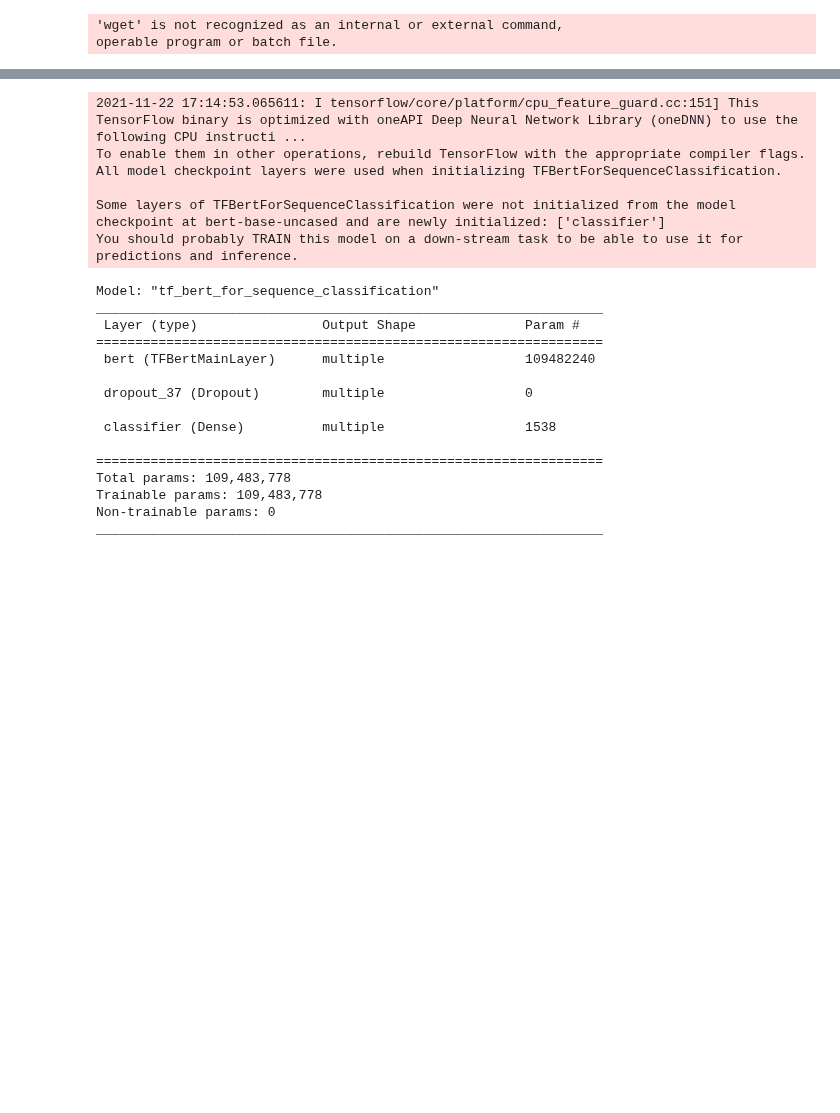
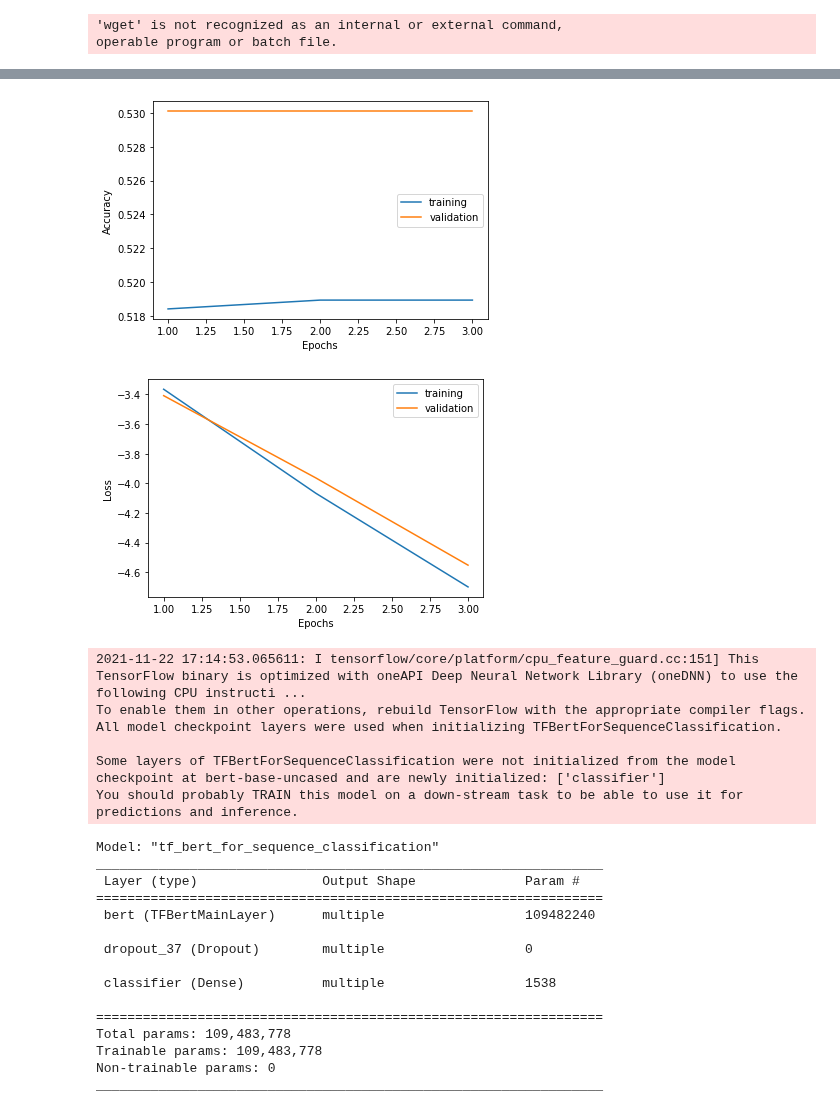
Before and after one commit to StefanWinterToo/Master-Thesis, a Jupyter notebook: App/BERT.ipynb, the cells around one changed output, grey strips where cells are left out. Saved outputs shown, nothing was run; the diff lists cells and outputs as text; code cells hidden in the pictures; blank space fills up the shorter version.

```diff
--- a/App/BERT.ipynb
+++ b/App/BERT.ipynb
@@ -19,7 +18,7 @@ def split_train_test(X, y):
     return X_train, X_test, y_train, y_test
 # %%
 data = load_cleaned_submissions()
-data = data[:2000] # To save some memory
+# data = data[:2000] # To save some memory
 # %%
 !wget --quiet https://raw.githubusercontent.com/tensorflow/models/master/official/nlp/bert/tokenization.py
 # %% [output]
@@ -114,6 +111,10 @@ train_input = bert_encode(x_train, tokenizer, max_len=100)
 from sklearn.preprocessing import LabelEncoder
 lenc = LabelEncoder()
 y_train = lenc.fit_transform(data["sentiment"].tolist())
+# %%
+x_for_input, test_input, y_train, y_test = train_test_split(x_train, y_train, test_size=0.2, random_state=10)
+# %%
+train_input = bert_encode(x_for_input, tokenizer, max_len=100)
 # %%
 vocab_file = bert_layer.resolved_object.vocab_file.asset_path.numpy()
 do_lower_case = bert_layer.resolved_object.do_lower_case.numpy()
@@ -152,7 +153,7 @@ train_history = model.fit(
     validation_split=0.2,
     epochs=3,
     callbacks=[checkpoint],
-    batch_size=2
+    batch_size=4
 )
 # %% [output]
 Epoch 1/3
@@ -167,3 +181,28 @@ test_pred = model.predict(test_input)
+# %%
+import matplotlib.pyplot as plt
+
+acc_history = train_history.history["accuracy"]
+val_acc_history = train_history.history["val_accuracy"]
+
+plt.plot(range(1, len(acc_history) + 1), acc_history)
+plt.plot(range(1, len(val_acc_history) + 1), val_acc_history)
+plt.xlabel("Epochs")
+plt.ylabel("Accuracy")
+plt.legend(["training", "validation"])
+plt.show()
+
+loss_history = train_history.history["loss"]
+val_loss_history = train_history.history["val_loss"]
+
+plt.plot(range(1, len(loss_history) + 1), loss_history)
+plt.plot(range(1, len(val_loss_history) + 1), val_loss_history)
+plt.xlabel("Epochs")
+plt.ylabel("Loss")
+plt.legend(["training", "validation"])
+plt.show()
+# %% [output]
+[figure, added]
+[figure, added]
 # %%
 # End DEV #
 # %%
```
Also changed, not shown: parts of 8 cells of this notebook, 1 other file.
